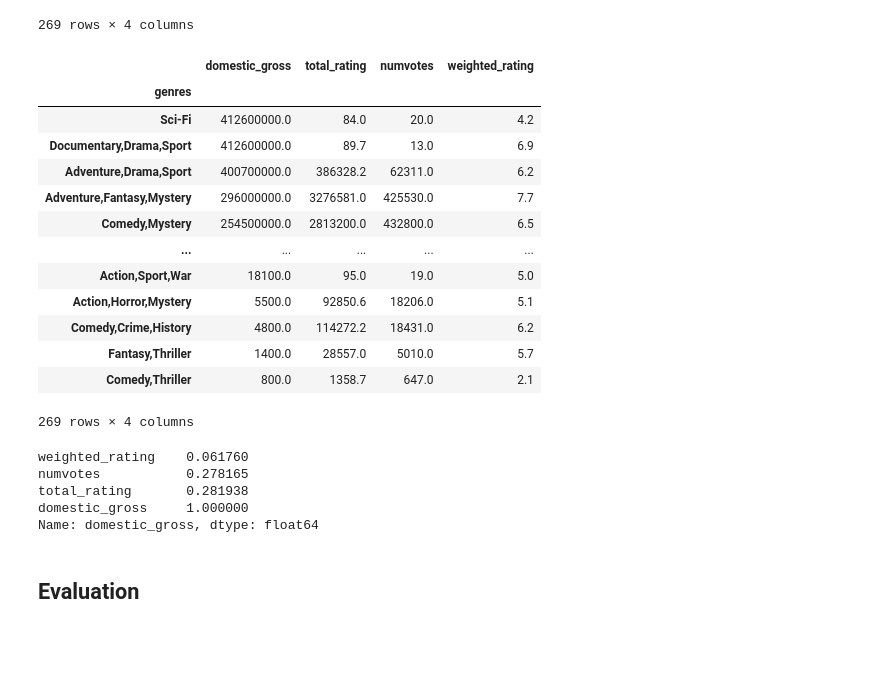
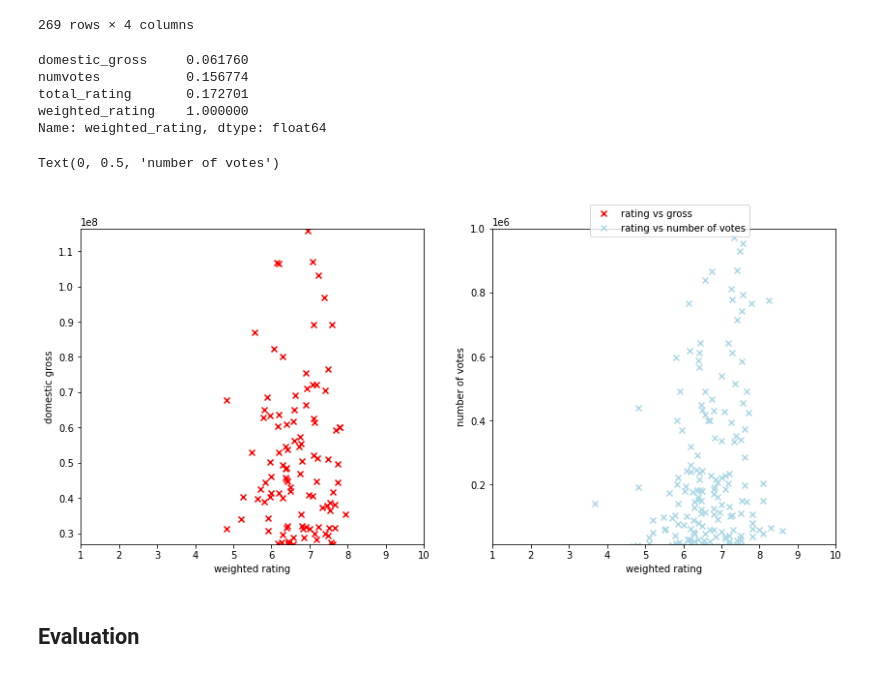
Before and after one commit to iansharff/microsoft_movies, a Jupyter notebook: IMBD+BOM.ipynb, the cells around one changed output. Drawn from its saved outputs; the diff is of its cells as text; code cells hidden in the pictures; blank space fills up the shorter version.

```diff
--- a/IMBD+BOM.ipynb
+++ b/IMBD+BOM.ipynb
@@ -175,30 +184,3 @@ weighted_rating.reset_index()
 | 267 | Thriller | 17845.5 | 3403.0 | 5.244049 |
 | 268 | Thriller,Western | 50393.6 | 7874.0 | 6.400000 |
 269 rows × 4 columns
-# %%
-final_df= gross_df.merge(weighted_rating, on= 'genres')
-final_df
-# %% [output]
-|  | domestic_gross | total_rating | numvotes | weighted_rating |
-| genres |  |  |  |  |
-| Sci-Fi | 412600000.0 | 84.0 | 20.0 | 4.2 |
-| Documentary,Drama,Sport | 412600000.0 | 89.7 | 13.0 | 6.9 |
-| Adventure,Drama,Sport | 400700000.0 | 386328.2 | 62311.0 | 6.2 |
-| Adventure,Fantasy,Mystery | 296000000.0 | 3276581.0 | 425530.0 | 7.7 |
-| Comedy,Mystery | 254500000.0 | 2813200.0 | 432800.0 | 6.5 |
-| ... | ... | ... | ... | ... |
-| Action,Sport,War | 18100.0 | 95.0 | 19.0 | 5.0 |
-| Action,Horror,Mystery | 5500.0 | 92850.6 | 18206.0 | 5.1 |
-| Comedy,Crime,History | 4800.0 | 114272.2 | 18431.0 | 6.2 |
-| Fantasy,Thriller | 1400.0 | 28557.0 | 5010.0 | 5.7 |
-| Comedy,Thriller | 800.0 | 1358.7 | 647.0 | 2.1 |
-269 rows × 4 columns
-# %%
-correlation_dome = final_df.corr()['domestic_gross'].sort_values()
-correlation_dome
-# %% [output]
-weighted_rating    0.061760
-numvotes           0.278165
-total_rating       0.281938
-domestic_gross     1.000000
-Name: domestic_gross, dtype: float64
@@ -216,2 +191,31 @@ ax1.set_title ('Left Plot')
+# %%
+#finding to be shown through scatter plots
+correlation_dome = final_df.corr()['weighted_rating'].sort_values()
+correlation_dome
+# %% [output]
+domestic_gross     0.061760
+numvotes           0.156774
+total_rating       0.172701
+weighted_rating    1.000000
+Name: weighted_rating, dtype: float64
+# %%
+fig, (ax1, ax2) = plt.subplots(figsize=(14,6), ncols=2)
+ax1.set_xlim(1, 10)
+ax1.set_ylim(2.690981e+07, 1.164440e+08)
+ax2.set_xlim(1, 10)
+ax2.set_ylim(1.471160e+04, 1.0e+06)
+
+ax1.scatter(final_df['weighted_rating'], final_df['domestic_gross'], color='red', marker='x')
+ax2.scatter(final_df['weighted_rating'], final_df['numvotes'], color='lightblue', marker='x')
+
+fig.legend(labels=["rating vs gross", "rating vs number of votes"], loc=(.68, .88));
+ax1.set_xlabel('weighted rating')
+ax1.set_ylabel('domestic gross')
+
+ax2.set_xlabel('weighted rating')
+ax2.set_ylabel('number of votes')
+# %% [output]
+Text(0, 0.5, 'number of votes')
+[figure, added]
 # %% [markdown]
 ## Evaluation
```
Also changed, not shown: parts of 12 cells of this notebook.
